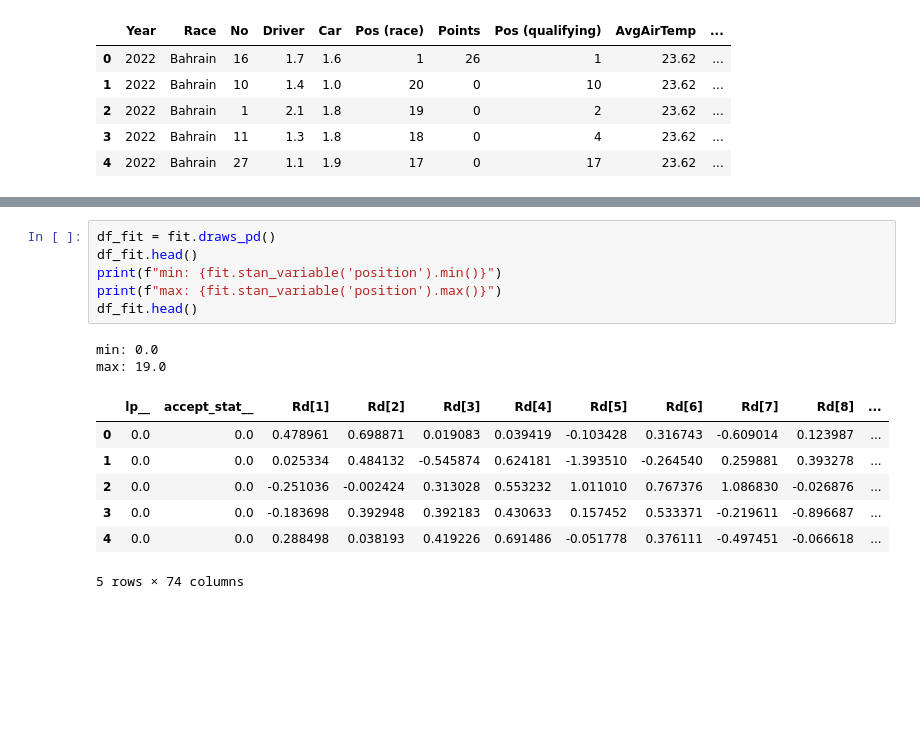
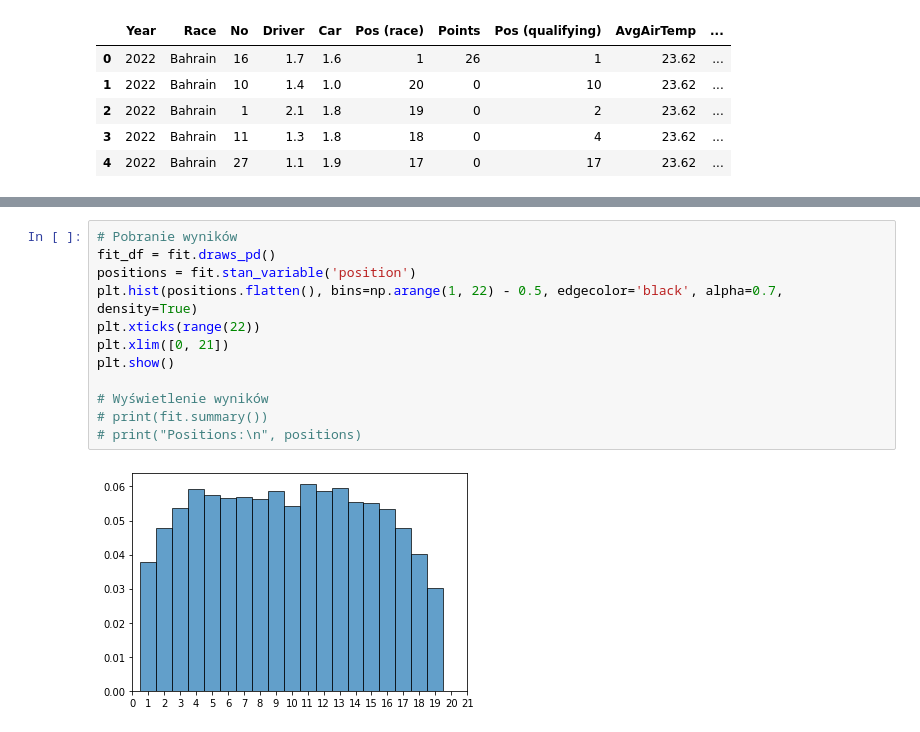
Before and after one commit to andrzejjnk/bayesian_f1, a Jupyter notebook: f1_project.ipynb, the cells around one changed output, grey strips where cells are left out. Cells and saved outputs as stored; diff of their text form; blank space fills up the shorter version.

```diff
--- a/f1_project.ipynb
+++ b/f1_project.ipynb
@@ -304,20 +193,18 @@ INFO:cmdstanpy:compiled model executable: /home/bayesian_f1/stan/model1
 INFO:cmdstanpy:CmdStan start processing
 chain 1 |██████████| 00:00 Sampling completed
 INFO:cmdstanpy:CmdStan done processing.
-# %%
-df_fit = fit.draws_pd()
-df_fit.head()
-print(f"min: {fit.stan_variable('position').min()}")
-print(f"max: {fit.stan_variable('position').max()}")
-df_fit.head()
-# %% [output]
-min: 0.0
-max: 19.0
-|  | lp__ | accept_stat__ | Rd[1] | Rd[2] | Rd[3] | Rd[4] | Rd[5] | Rd[6] | Rd[7] | Rd[8] | ... |
-| 0 | 0.0 | 0.0 | 0.478961 | 0.698871 | 0.019083 | 0.039419 | -0.103428 | 0.316743 | -0.609014 | 0.123987 | ... |
-| 1 | 0.0 | 0.0 | 0.025334 | 0.484132 | -0.545874 | 0.624181 | -1.393510 | -0.264540 | 0.259881 | 0.393278 | ... |
-| 2 | 0.0 | 0.0 | -0.251036 | -0.002424 | 0.313028 | 0.553232 | 1.011010 | 0.767376 | 1.086830 | -0.026876 | ... |
-| 3 | 0.0 | 0.0 | -0.183698 | 0.392948 | 0.392183 | 0.430633 | 0.157452 | 0.533371 | -0.219611 | -0.896687 | ... |
-| 4 | 0.0 | 0.0 | 0.288498 | 0.038193 | 0.419226 | 0.691486 | -0.051778 | 0.376111 | -0.497451 | -0.066618 | ... |
-5 rows × 74 columns
+# %%
+# Pobranie wyników
+fit_df = fit.draws_pd()
+positions = fit.stan_variable('position')
+plt.hist(positions.flatten(), bins=np.arange(1, 22) - 0.5, edgecolor='black', alpha=0.7, density=True)
+plt.xticks(range(22))
+plt.xlim([0, 21])
+plt.show()
+
+# Wyświetlenie wyników
+# print(fit.summary())
+# print("Positions:\n", positions)
+# %% [output]
+[figure, added]
 # %%
```
Also changed, not shown: parts of 27 cells of this notebook, 6 other files.
